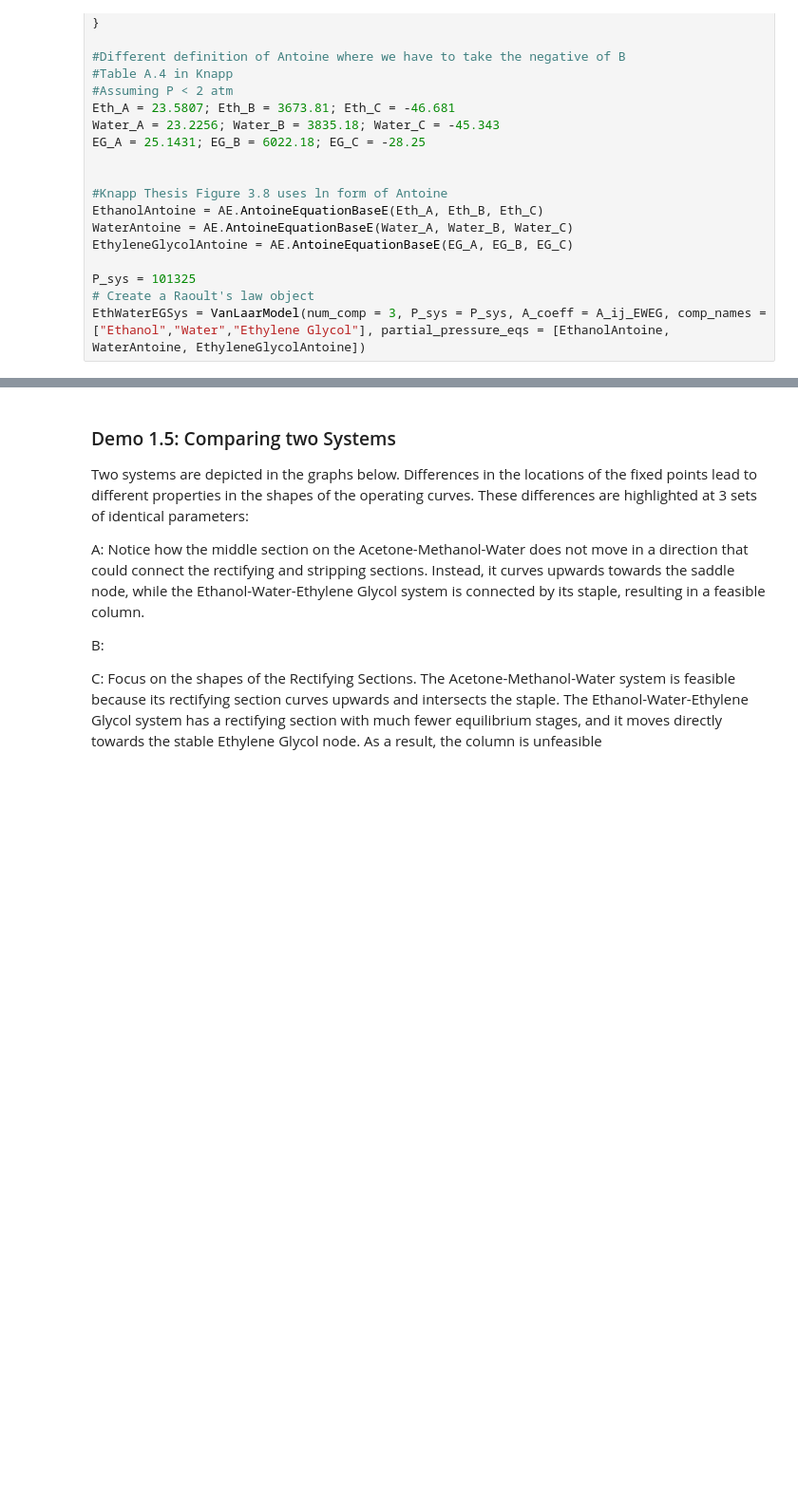
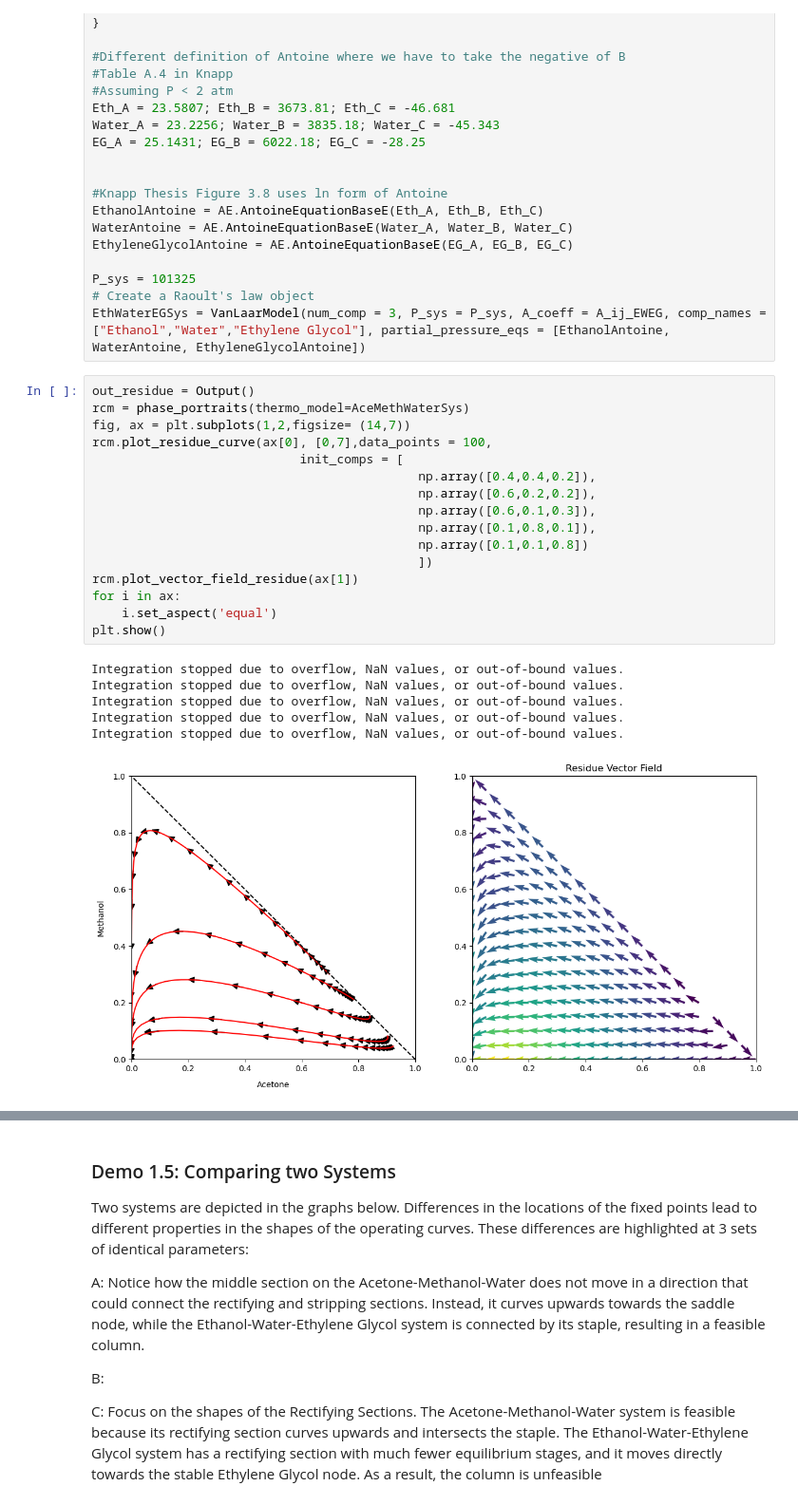
Before and after one commit to AMKCode/ExtractiveDistillationSimulator, a Jupyter notebook: src/Example5.ipynb, the cells around one changed output, grey strips where cells are left out. Shown at 95% size. Drawn from its saved outputs; the diff is of its cells as text; blank space fills up the shorter version.

```diff
--- a/src/Example5.ipynb
+++ b/src/Example5.ipynb
@@ -89,4 +89,27 @@ EthyleneGlycolAntoine = AE.AntoineEquationBaseE(EG_A, EG_B, EG_C)
 P_sys = 101325
 # Create a Raoult's law object
 EthWaterEGSys = VanLaarModel(num_comp = 3, P_sys = P_sys, A_coeff = A_ij_EWEG, comp_names = ["Ethanol","Water","Ethylene Glycol"], partial_pressure_eqs = [EthanolAntoine, WaterAntoine, EthyleneGlycolAntoine])
+# %%
+out_residue = Output()
+rcm = phase_portraits(thermo_model=AceMethWaterSys)
+fig, ax = plt.subplots(1,2,figsize= (14,7))
+rcm.plot_residue_curve(ax[0], [0,7],data_points = 100,
+                            init_comps = [
+                                            np.array([0.4,0.4,0.2]),
+                                            np.array([0.6,0.2,0.2]),
+                                            np.array([0.6,0.1,0.3]),
+                                            np.array([0.1,0.8,0.1]),
+                                            np.array([0.1,0.1,0.8])
+                                            ])
+rcm.plot_vector_field_residue(ax[1])
+for i in ax:
+    i.set_aspect('equal')
+plt.show()
+# %% [output]
+Integration stopped due to overflow, NaN values, or out-of-bound values.
+Integration stopped due to overflow, NaN values, or out-of-bound values.
+Integration stopped due to overflow, NaN values, or out-of-bound values.
+Integration stopped due to overflow, NaN values, or out-of-bound values.
+Integration stopped due to overflow, NaN values, or out-of-bound values.
+[figure, added]
 # %%
```
Also changed, not shown: parts of 6 cells of this notebook.
